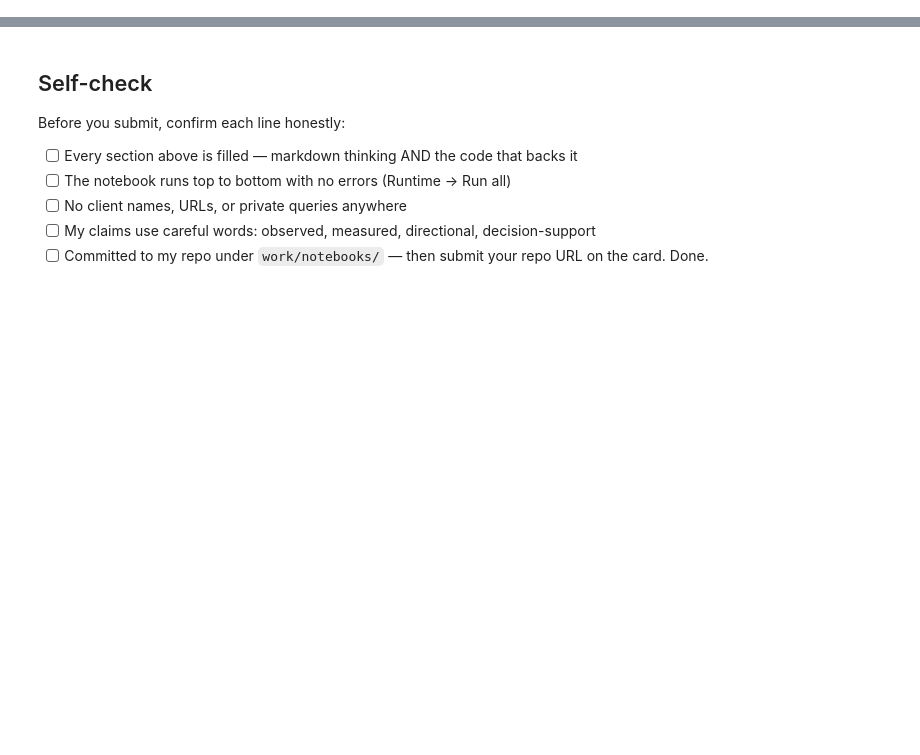
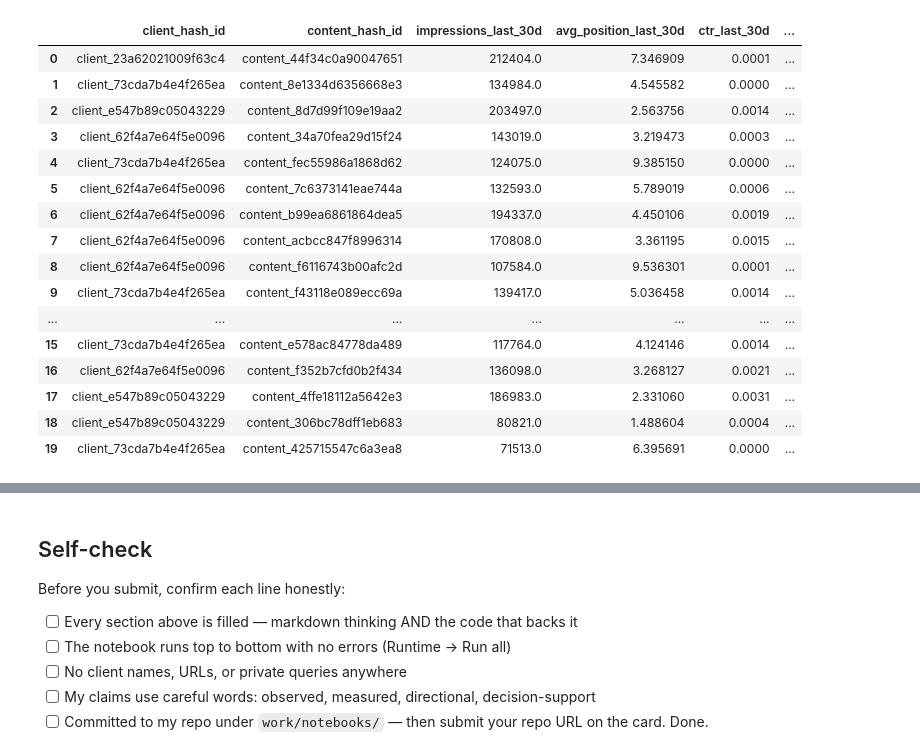
Before and after one commit to Venomm777/FlyAi, a Jupyter notebook: work/notebooks/w04_baseline_score.ipynb, the cells around one changed output, grey strips where cells are left out. Cells and saved outputs as stored; diff of their text form; code cells hidden in the pictures; blank space fills up the shorter version.

```diff
--- a/work/notebooks/w04_baseline_score.ipynb
+++ b/work/notebooks/w04_baseline_score.ipynb
@@ -15,0 +11,24 @@ This skeleton is yours to fill. Work the sections **in order** — each one has
+# %%
+import os
+import duckdb
+import pandas as pd
+import numpy as np
+from google.colab import userdata
+
+# Hugging Face Authentication
+hf_token = userdata.get('HF_TOKEN')
+
+con = duckdb.connect()
+con.execute("INSTALL httpfs; LOAD httpfs;")
+
+try:
+    con.execute(f"CREATE SECRET (TYPE HUGGINGFACE, TOKEN '{hf_token}');")
+except Exception:
+    con.execute(f"SET hf_token='{hf_token}';")
+
+BASE = "hf://datasets/FlyRank/internship-warehouse"
+FACT_DAILY = f"{BASE}/fact_content_daily_performance"
+
+# Ensure output directory exists for the CSV deliverable
+os.makedirs("work/outputs", exist_ok=True)
+print("DuckDB connection active and work/outputs/ directory ready.")
@@ -36,0 +206,31 @@ This skeleton is yours to fill. Work the sections **in order** — each one has
+# %%
+# Display top 20 rows of the queue with key metrics
+top_20 = queue_df.head(20)[[
+    "client_hash_id",
+    "content_hash_id",
+    "impressions_last_30d",
+    "avg_position_last_30d",
+    "ctr_last_30d",
+    "baseline_score",
+    "reason_code",
+    "action_label"
+]]
+display(top_20)
+# %% [output]
+|  | client_hash_id | content_hash_id | impressions_last_30d | avg_position_last_30d | ctr_last_30d | ... |
+| 0 | client_23a62021009f63c4 | content_44f34c0a90047651 | 212404.0 | 7.346909 | 0.0001 | ... |
+| 1 | client_73cda7b4e4f265ea | content_8e1334d6356668e3 | 134984.0 | 4.545582 | 0.0000 | ... |
+| 2 | client_e547b89c05043229 | content_8d7d99f109e19aa2 | 203497.0 | 2.563756 | 0.0014 | ... |
+| 3 | client_62f4a7e64f5e0096 | content_34a70fea29d15f24 | 143019.0 | 3.219473 | 0.0003 | ... |
+| 4 | client_73cda7b4e4f265ea | content_fec55986a1868d62 | 124075.0 | 9.385150 | 0.0000 | ... |
+| 5 | client_62f4a7e64f5e0096 | content_7c6373141eae744a | 132593.0 | 5.789019 | 0.0006 | ... |
+| 6 | client_62f4a7e64f5e0096 | content_b99ea6861864dea5 | 194337.0 | 4.450106 | 0.0019 | ... |
+| 7 | client_62f4a7e64f5e0096 | content_acbcc847f8996314 | 170808.0 | 3.361195 | 0.0015 | ... |
+| 8 | client_62f4a7e64f5e0096 | content_f6116743b00afc2d | 107584.0 | 9.536301 | 0.0001 | ... |
+| 9 | client_73cda7b4e4f265ea | content_f43118e089ecc69a | 139417.0 | 5.036458 | 0.0014 | ... |
+| ... | ... | ... | ... | ... | ... | ... |
+| 15 | client_73cda7b4e4f265ea | content_e578ac84778da489 | 117764.0 | 4.124146 | 0.0014 | ... |
+| 16 | client_62f4a7e64f5e0096 | content_f352b7cfd0b2f434 | 136098.0 | 3.268127 | 0.0021 | ... |
+| 17 | client_e547b89c05043229 | content_4ffe18112a5642e3 | 186983.0 | 2.331060 | 0.0031 | ... |
+| 18 | client_e547b89c05043229 | content_306bc78dff1eb683 | 80821.0 | 1.488604 | 0.0004 | ... |
+| 19 | client_73cda7b4e4f265ea | content_425715547c6a3ea8 | 71513.0 | 6.395691 | 0.0000 | ... |
```
Also changed, not shown: parts of 16 cells of this notebook.
